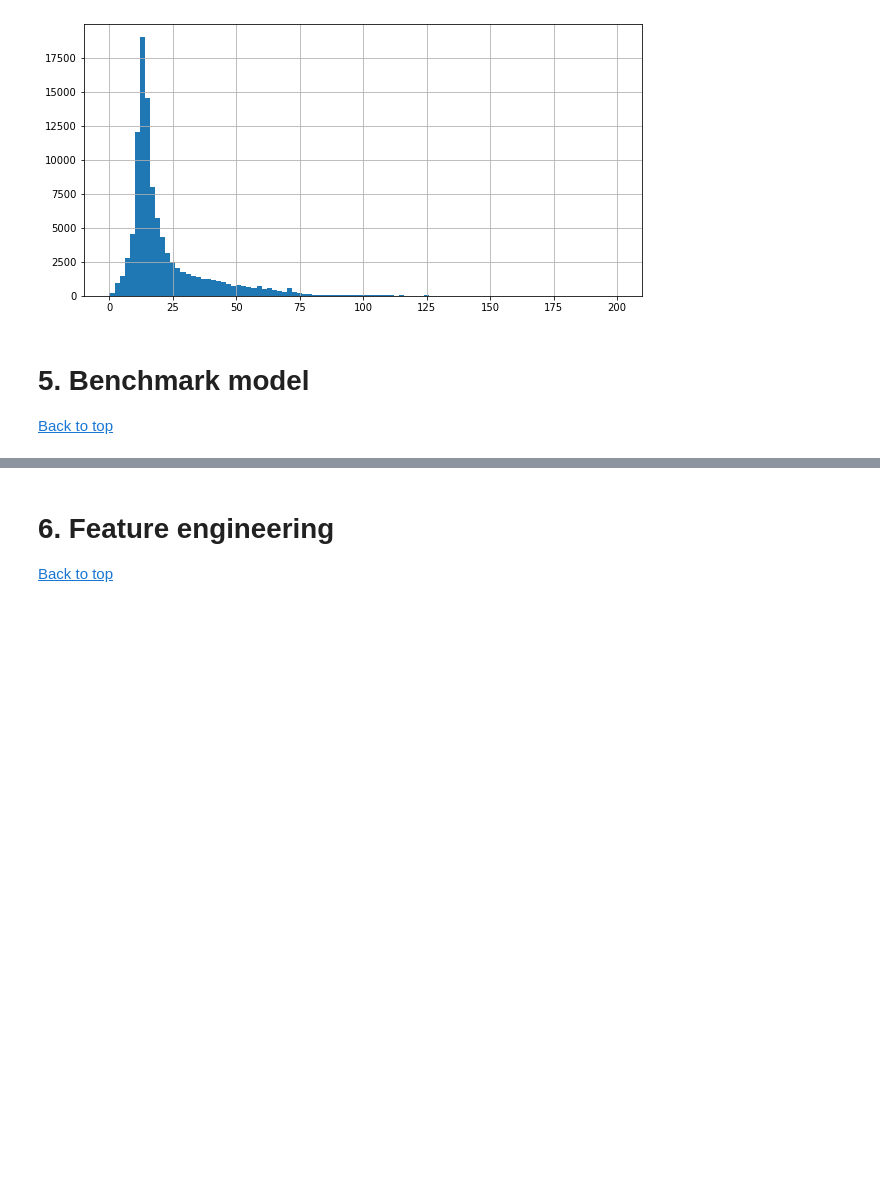
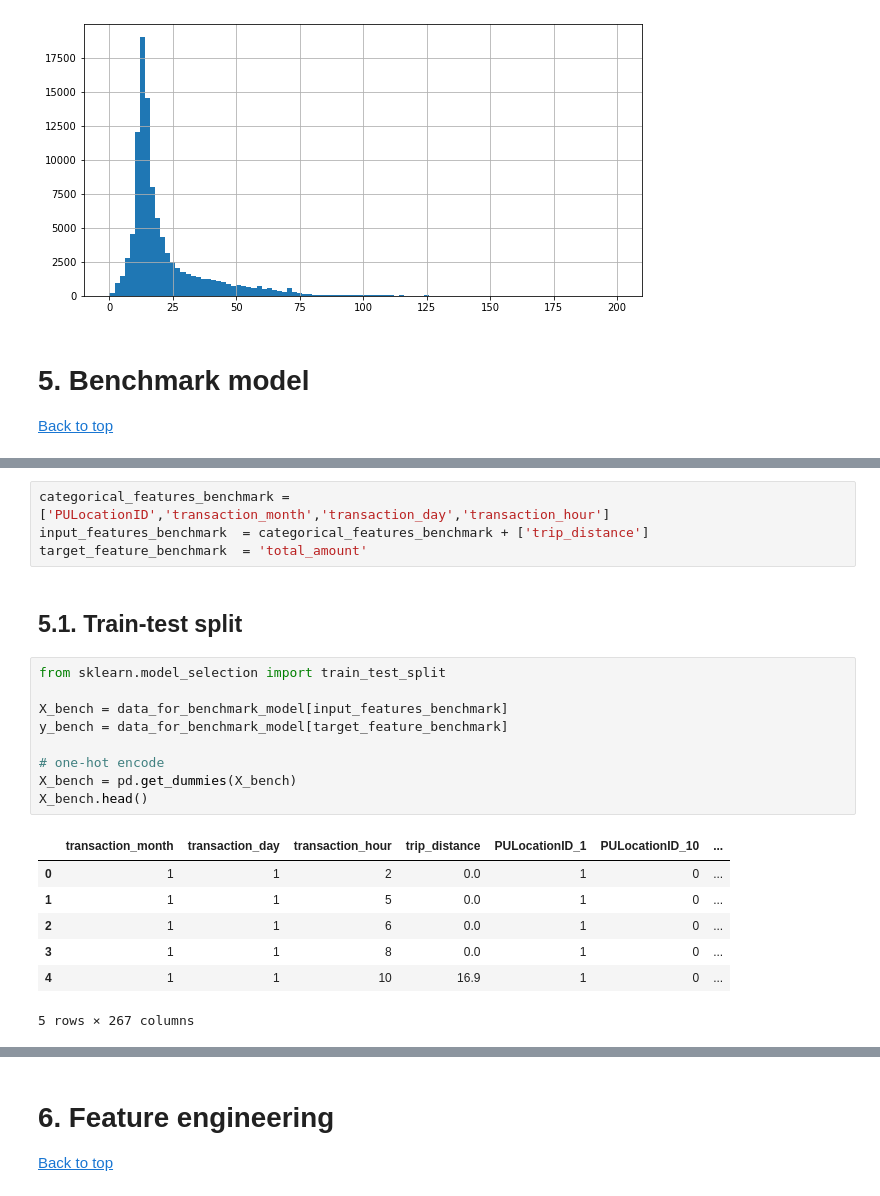
Before and after one commit to mcarhuasn/MasterDS-NewYorkTaxiAnalysis, a Jupyter notebook: Presentable notebook.ipynb, the cells around one changed output, grey strips where cells are left out. Cells and saved outputs as stored; diff of their text form; blank space fills up the shorter version.

```diff
--- a/Presentable notebook.ipynb
+++ b/Presentable notebook.ipynb
@@ -365,0 +385,23 @@ taxi_grouped_by_region['total_amount'].hist(bins=100, figsize=(10,5))
+# %%
+categorical_features_benchmark = ['PULocationID','transaction_month','transaction_day','transaction_hour']
+input_features_benchmark  = categorical_features_benchmark + ['trip_distance']
+target_feature_benchmark  = 'total_amount'
+# %% [markdown]
+## 5.1. Train-test split
+# %%
+from sklearn.model_selection import train_test_split
+
+X_bench = data_for_benchmark_model[input_features_benchmark]
+y_bench = data_for_benchmark_model[target_feature_benchmark]
+
+# one-hot encode
+X_bench = pd.get_dummies(X_bench)
+X_bench.head()
+# %% [output]
+|  | transaction_month | transaction_day | transaction_hour | trip_distance | PULocationID_1 | PULocationID_10 | ... |
+| 0 | 1 | 1 | 2 | 0.0 | 1 | 0 | ... |
+| 1 | 1 | 1 | 5 | 0.0 | 1 | 0 | ... |
+| 2 | 1 | 1 | 6 | 0.0 | 1 | 0 | ... |
+| 3 | 1 | 1 | 8 | 0.0 | 1 | 0 | ... |
+| 4 | 1 | 1 | 10 | 16.9 | 1 | 0 | ... |
+5 rows × 267 columns
```
Also changed, not shown: parts of 12 cells of this notebook.
